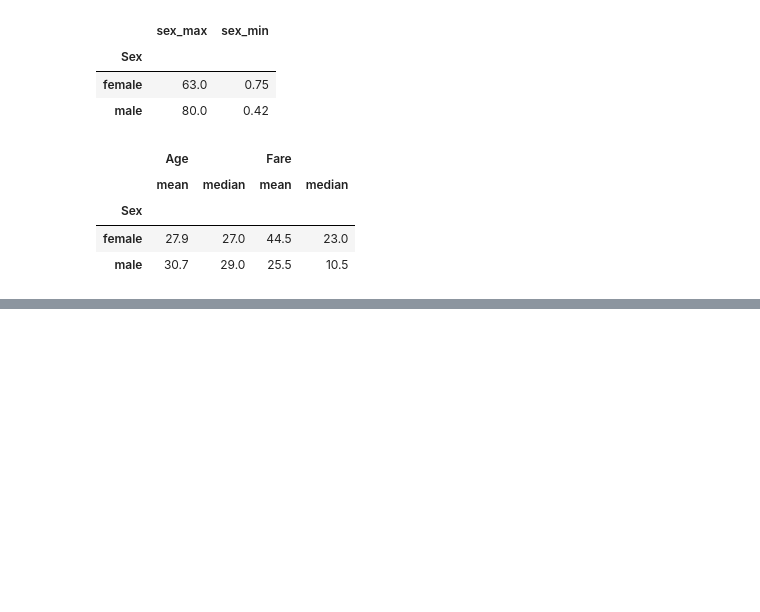
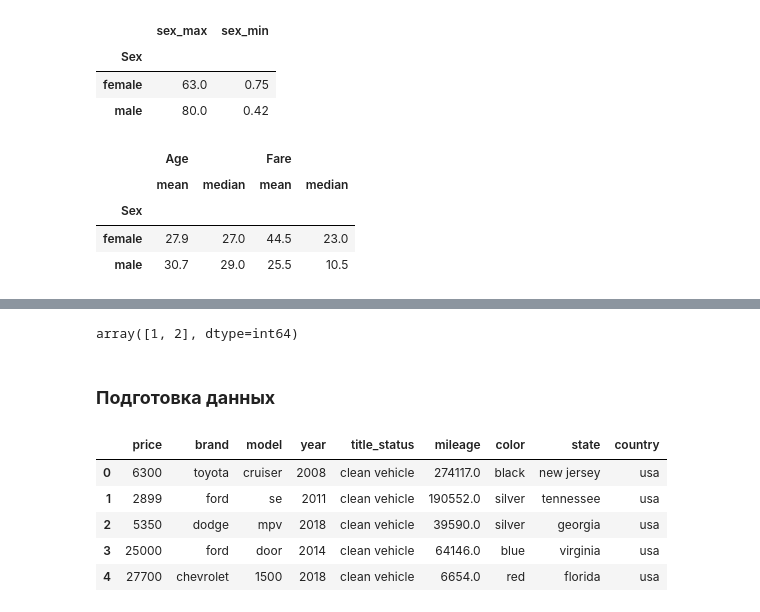
Before and after one commit to ShaidulinAndrew/Pandas_classes, a Jupyter notebook: Pandas2_makarov.ipynb, the cells around one changed output, grey strips where cells are left out. Cells and saved outputs as stored; diff of their text form; code cells hidden in the pictures; blank space fills up the shorter version.

Commit message:
add group

```diff
--- a/Pandas2_makarov.ipynb
+++ b/Pandas2_makarov.ipynb
@@ -1662,0 +1741,20 @@ def below29(x):
+# %%
+# убедимся, что осталось только два класса
+titanic.groupby('Pclass').filter(lambda x: x['Age'].mean() >= 26).Pclass.unique()
+# %% [output]
+array([1, 2], dtype=int64)
+# %% [markdown]
+### __Подготовка данных__
+# %%
+cars = pd.read_csv('D:/Pandas_classes/train/cars.csv')
+
+cars.drop(columns = ['Unnamed: 0', 'vin', 'lot', 'condition'], inplace =True)
+
+cars.head()
+# %% [output]
+|  | price | brand | model | year | title_status | mileage | color | state | country |
+| 0 | 6300 | toyota | cruiser | 2008 | clean vehicle | 274117.0 | black | new jersey | usa |
+| 1 | 2899 | ford | se | 2011 | clean vehicle | 190552.0 | silver | tennessee | usa |
+| 2 | 5350 | dodge | mpv | 2018 | clean vehicle | 39590.0 | silver | georgia | usa |
+| 3 | 25000 | ford | door | 2014 | clean vehicle | 64146.0 | blue | virginia | usa |
+| 4 | 27700 | chevrolet | 1500 | 2018 | clean vehicle | 6654.0 | red | florida | usa |
```
Also changed, not shown: parts of 21 cells of this notebook, 1 other file.
